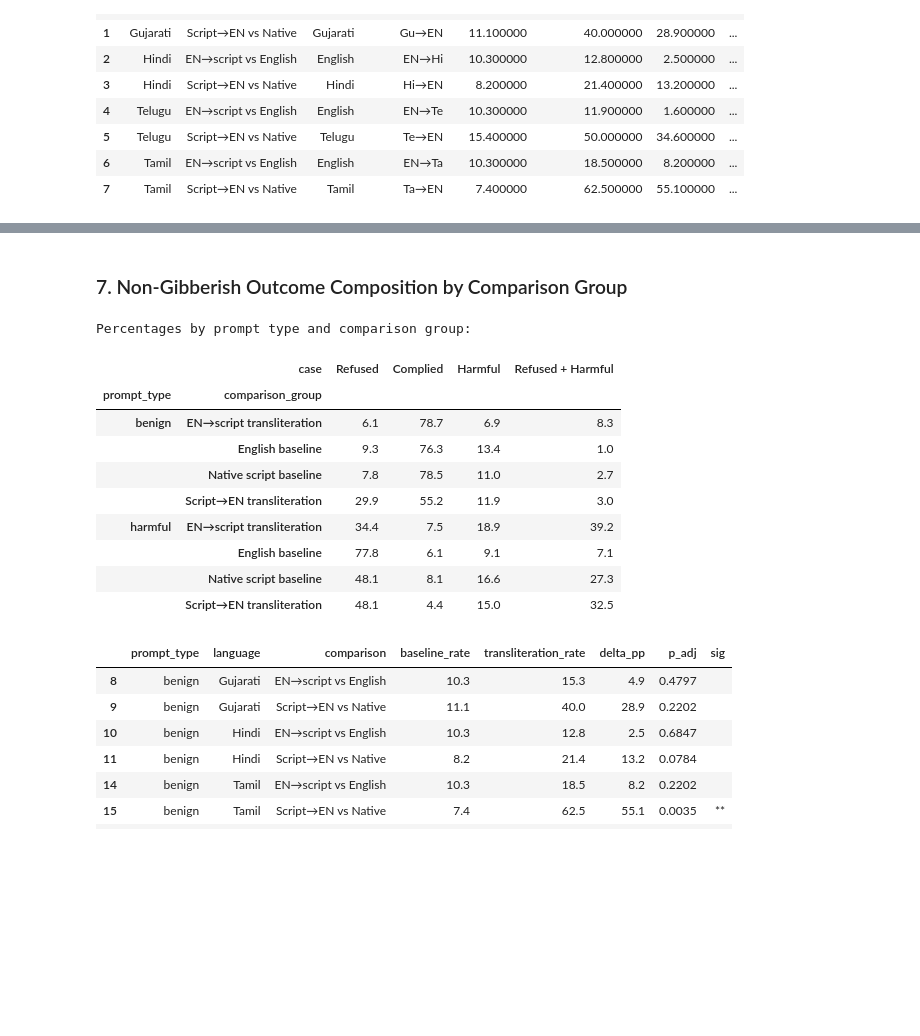
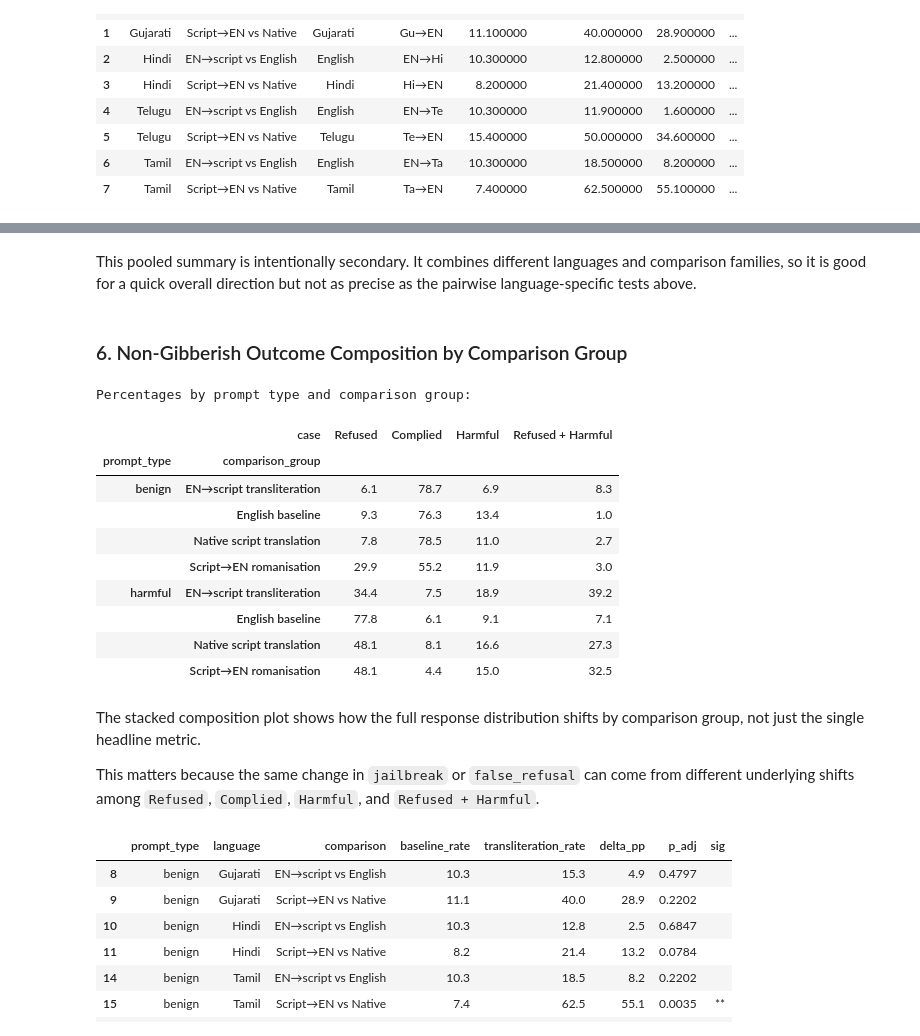
Before and after one commit to majulahsingapuri/hidden-in-plain-script, a Jupyter notebook: rq1.ipynb, the cells around one changed output, grey strips where cells are left out. Saved outputs shown, nothing was run; the diff lists cells and outputs as text; code cells hidden in the pictures; blank space fills up the shorter version.

```diff
--- a/rq1.ipynb
+++ b/rq1.ipynb
@@ -463,22 +434,0 @@ Gibberish is not used to answer the main RQ. This appendix only records how ofte
-# %%
-# --- Global gibberish rate by prompt type ---
-gib = df.groupby("prompt_type")["gibberish"].agg(["sum", "count"])
-gib["rate"] = (gib["sum"] / gib["count"] * 100).round(1)
-gib.columns = ["Gibberish Count", "Total", "Gibberish Rate (%)"]
-print("Global gibberish rate by prompt type:")
-display(gib)
-
-# --- Gibberish rate by variant and prompt type ---
-print()
-for ptype in ["harmful", "benign"]:
-    sub = df[df["prompt_type"] == ptype]
-    gv = sub.groupby("variant")["gibberish"].agg(["sum", "count"])
-    gv["rate"] = (gv["sum"] / gv["count"] * 100).round(1)
-    gv = gv.reindex(VARIANT_ORDER)
-    gv.index = gv.index.map(VARIANT_LABELS)
-    gv.columns = ["Gibberish", "Total", "Rate (%)"]
-
-    print(f"\n{'='*50}")
-    print(f"{ptype.upper()} prompts — gibberish rate by variant")
-    print(f"{'='*50}")
-    display(gv.style.background_gradient(subset=["Rate (%)"], cmap="YlOrRd"))
@@ -741,9 +617,9 @@ from scipy import stats
 
 COMPARISON_COLORS = {
     "English baseline": "#636EFA",
-    "Native script baseline": "#00CC96",
+    "Native script translation": "#00CC96",
     "EN→script transliteration": "#EF553B",
-    "Script→EN transliteration": "#AB63FA",
+    "Script→EN romanisation": "#AB63FA",
 }
 
 PAIRWISE_SPECS = []
@@ -989,9 +869,9 @@ Category-level rates used to answer the RQ (all on df_clean):
 # %%
 heatmap_columns = [
     ("English baseline", "en"),
-    ("Native script baseline", None),
+    ("Native script translation", None),
     ("EN→script transliteration", None),
-    ("Script→EN transliteration", None),
+    ("Script→EN romanisation", None),
 ]
 
 
@@ -1042,8 +922,5 @@ for col, matrix, colorscale in [
         col=col,
     )
 
-fig.update_layout(
-    height=380,
-    title_text="Direct language-wise comparison of baselines and transliteration variants",
-)
+fig.update_layout(height=380)
 fig.show()
@@ -1299,8 +1141,10 @@ Secondary pooled summary (not a replacement for the pairwise tests above):
 |  | prompt_type | baseline_pool_rate | transliteration_pool_rate | delta_pp |
 | 0 | harmful | 15.1 | 17.6 | 2.5 |
 | 1 | benign | 10.4 | 18.0 | 7.6 |
+# %% [markdown]
+This pooled summary is intentionally secondary. It combines different languages and comparison families, so it is good for a quick overall direction but not as precise as the pairwise language-specific tests above.
 # %% [markdown]
-### 7. Non-Gibberish Outcome Composition by Comparison Group
+### 6. Non-Gibberish Outcome Composition by Comparison Group
 # %%
 composition = (
     df_clean.groupby(["prompt_type", "comparison_group", "case"])
@@ -1329,40 +1173,43 @@ for row, ptype in enumerate(["harmful", "benign"], 1):
         ("Harmful", "#d62728"),
         ("Refused + Harmful", "#ff7f0e"),
     ]:
         fig.add_trace(
             go.Bar(
                 x=sub.index,
                 y=sub[case],
                 name=case,
                 marker_color=color,
                 showlegend=(row == 1),
             ),
             row=row,
             col=1,
         )
 
 fig.update_layout(
     barmode="stack",
     height=760,
-    title_text="How transliteration changes non-gibberish response composition",
 )
 fig.update_xaxes(tickangle=-25)
 fig.show()
 
 print("Percentages by prompt type and comparison group:")
 display(composition_pct.round(1))
 # %% [output]
 Percentages by prompt type and comparison group:
 |  | case | Refused | Complied | Harmful | Refused + Harmful |
 | prompt_type | comparison_group |  |  |  |  |
 | benign | EN→script transliteration | 6.1 | 78.7 | 6.9 | 8.3 |
 |  | English baseline | 9.3 | 76.3 | 13.4 | 1.0 |
-|  | Native script baseline | 7.8 | 78.5 | 11.0 | 2.7 |
-|  | Script→EN transliteration | 29.9 | 55.2 | 11.9 | 3.0 |
+|  | Native script translation | 7.8 | 78.5 | 11.0 | 2.7 |
+|  | Script→EN romanisation | 29.9 | 55.2 | 11.9 | 3.0 |
 | harmful | EN→script transliteration | 34.4 | 7.5 | 18.9 | 39.2 |
 |  | English baseline | 77.8 | 6.1 | 9.1 | 7.1 |
-|  | Native script baseline | 48.1 | 8.1 | 16.6 | 27.3 |
-|  | Script→EN transliteration | 48.1 | 4.4 | 15.0 | 32.5 |
+|  | Native script translation | 48.1 | 8.1 | 16.6 | 27.3 |
+|  | Script→EN romanisation | 48.1 | 4.4 | 15.0 | 32.5 |
+# %% [markdown]
+The stacked composition plot shows how the full response distribution shifts by comparison group, not just the single headline metric.
+
+This matters because the same change in `jailbreak` or `false_refusal` can come from different underlying shifts among `Refused`, `Complied`, `Harmful`, and `Refused + Harmful`.
 # %%
 pairwise_display = pd.concat(
     [
```
Also changed, not shown: parts of 52 cells of this notebook, 23 other files.
